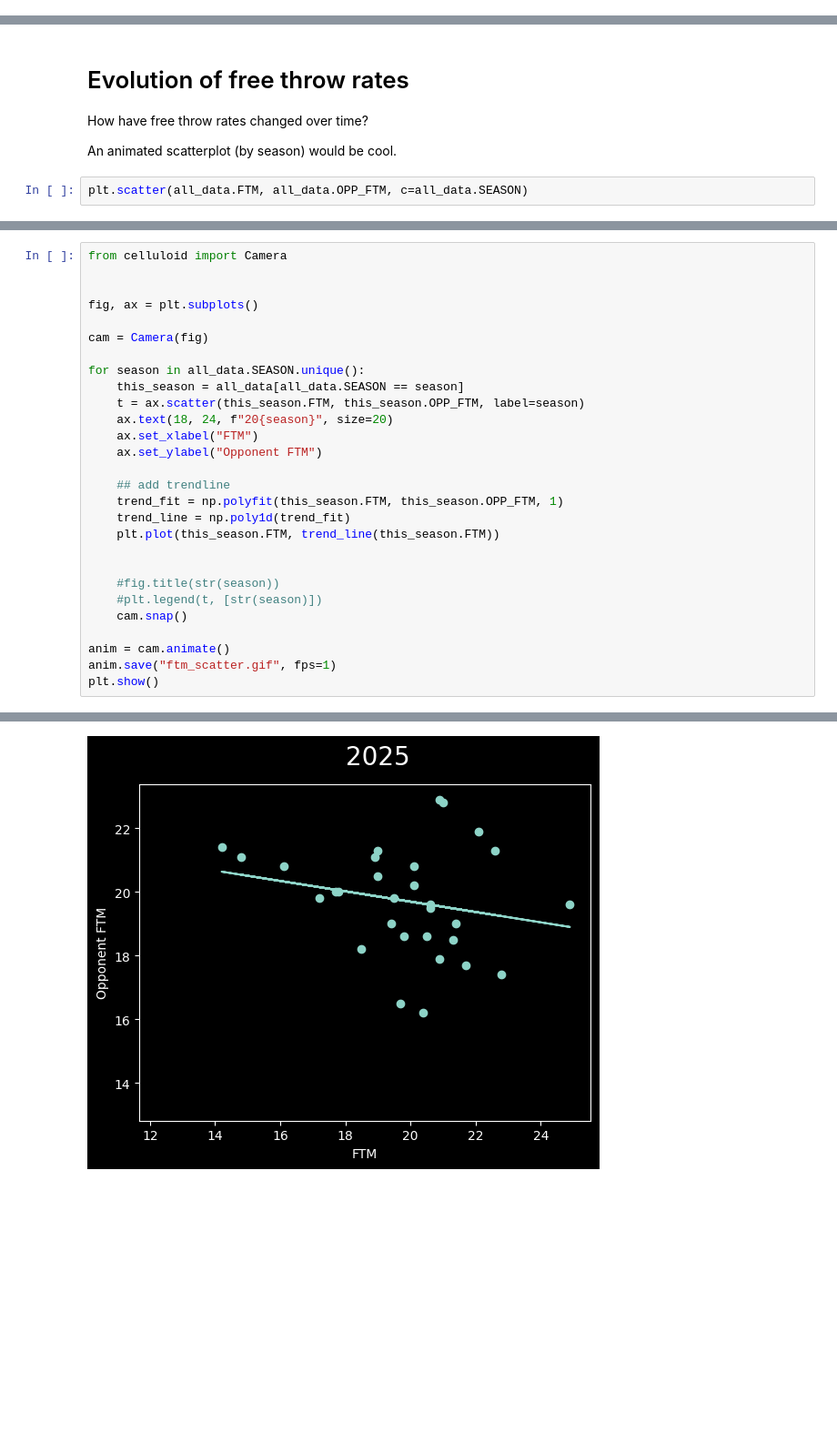
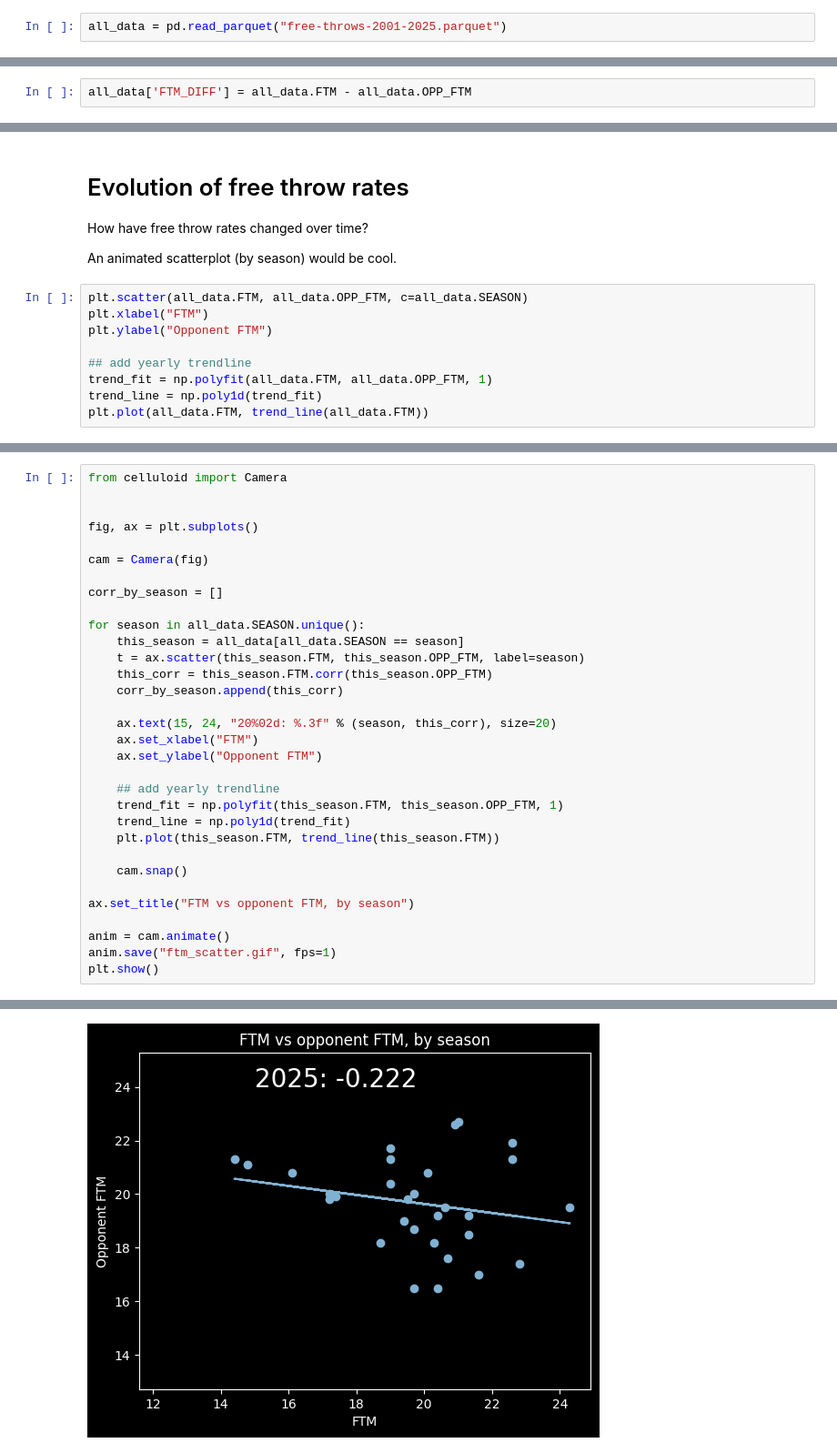
Before and after one commit to csdurfee/csdurfee.github.io, a Jupyter notebook: notebooks/free-throws.ipynb, the cells around one changed output, grey strips where cells are left out. Shown: that part at 91% size. Drawn from its saved outputs; the diff is of its cells as text; blank space fills up the shorter version.

Commit message:
finish work on free throws

```diff
--- a/notebooks/free-throws.ipynb
+++ b/notebooks/free-throws.ipynb
@@ -125,4 +180,6 @@ did 2022-23
 did 2023-24
 did 2024-25
 did 2025-26
+# %%
+all_data = pd.read_parquet("free-throws-2001-2025.parquet")
 # %% [markdown]
@@ -136 +204,3 @@ it's less strong than the free throw differential.
+# %%
+all_data['FTM_DIFF'] = all_data.FTM - all_data.OPP_FTM
 # %%
@@ -224,4 +374,11 @@ How have free throw rates changed over time?
 An animated scatterplot (by season) would be cool.
 # %%
 plt.scatter(all_data.FTM, all_data.OPP_FTM, c=all_data.SEASON)
+plt.xlabel("FTM")
+plt.ylabel("Opponent FTM")
+
+## add yearly trendline
+trend_fit = np.polyfit(all_data.FTM, all_data.OPP_FTM, 1)
+trend_line = np.poly1d(trend_fit)
+plt.plot(all_data.FTM, trend_line(all_data.FTM))
 # %% [output]
@@ -232,31 +389,35 @@ plt.style.use('dark_background')
 # %%
 from celluloid import Camera
 
 
 fig, ax = plt.subplots()
 
 cam = Camera(fig)
 
+corr_by_season = []
+
 for season in all_data.SEASON.unique():
     this_season = all_data[all_data.SEASON == season]
     t = ax.scatter(this_season.FTM, this_season.OPP_FTM, label=season)
-    ax.text(18, 24, f"20{season}", size=20)
+    this_corr = this_season.FTM.corr(this_season.OPP_FTM)
+    corr_by_season.append(this_corr)
+
+    ax.text(15, 24, "20%02d: %.3f" % (season, this_corr), size=20)
     ax.set_xlabel("FTM")
     ax.set_ylabel("Opponent FTM")
 
-    ## add trendline
+    ## add yearly trendline
     trend_fit = np.polyfit(this_season.FTM, this_season.OPP_FTM, 1)
     trend_line = np.poly1d(trend_fit)
     plt.plot(this_season.FTM, trend_line(this_season.FTM))
 
+    cam.snap()
 
-    #fig.title(str(season))
-    #plt.legend(t, [str(season)])
-    cam.snap()
+ax.set_title("FTM vs opponent FTM, by season")
 
 anim = cam.animate()
 anim.save("ftm_scatter.gif", fps=1)
 plt.show()
 # %% [output]
 MovieWriter ffmpeg unavailable; using Pillow instead.
-[figure, old version]
+[figure, new version]
```
Also changed, not shown: parts of 62 cells of this notebook.
